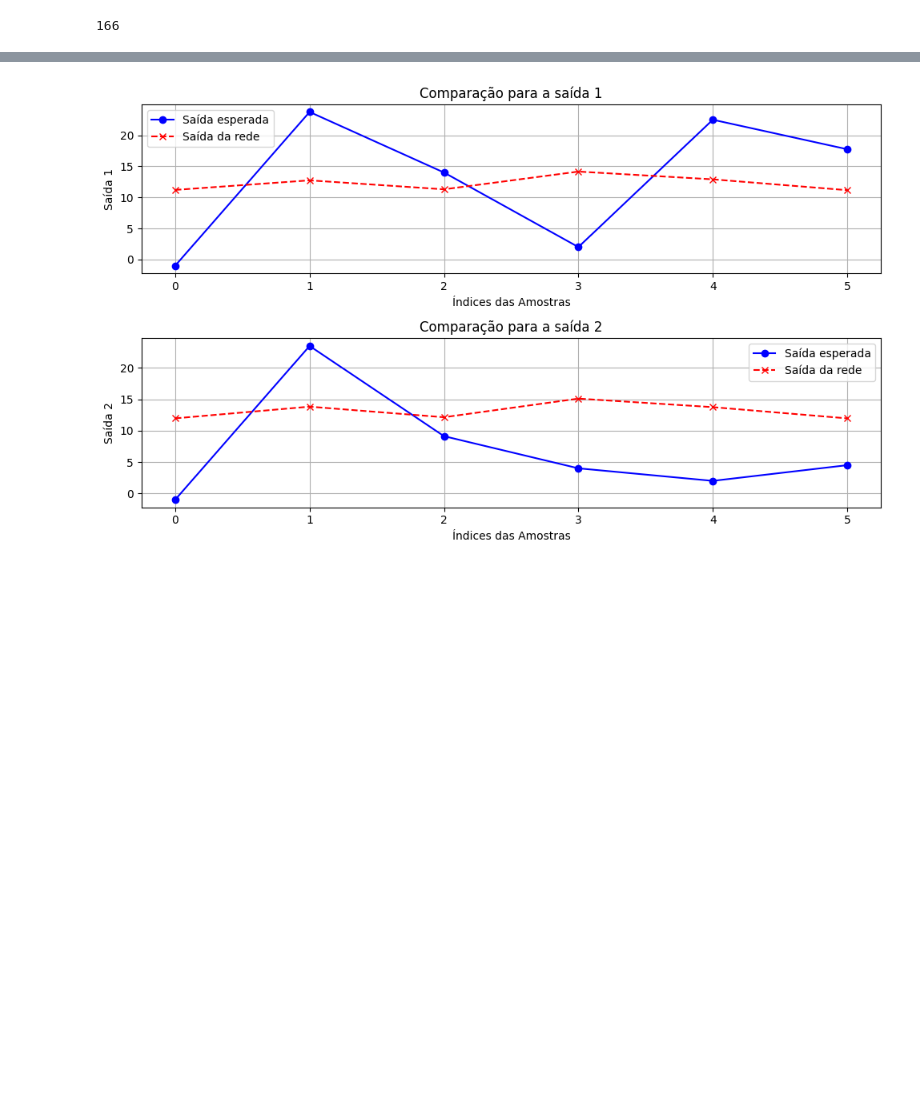
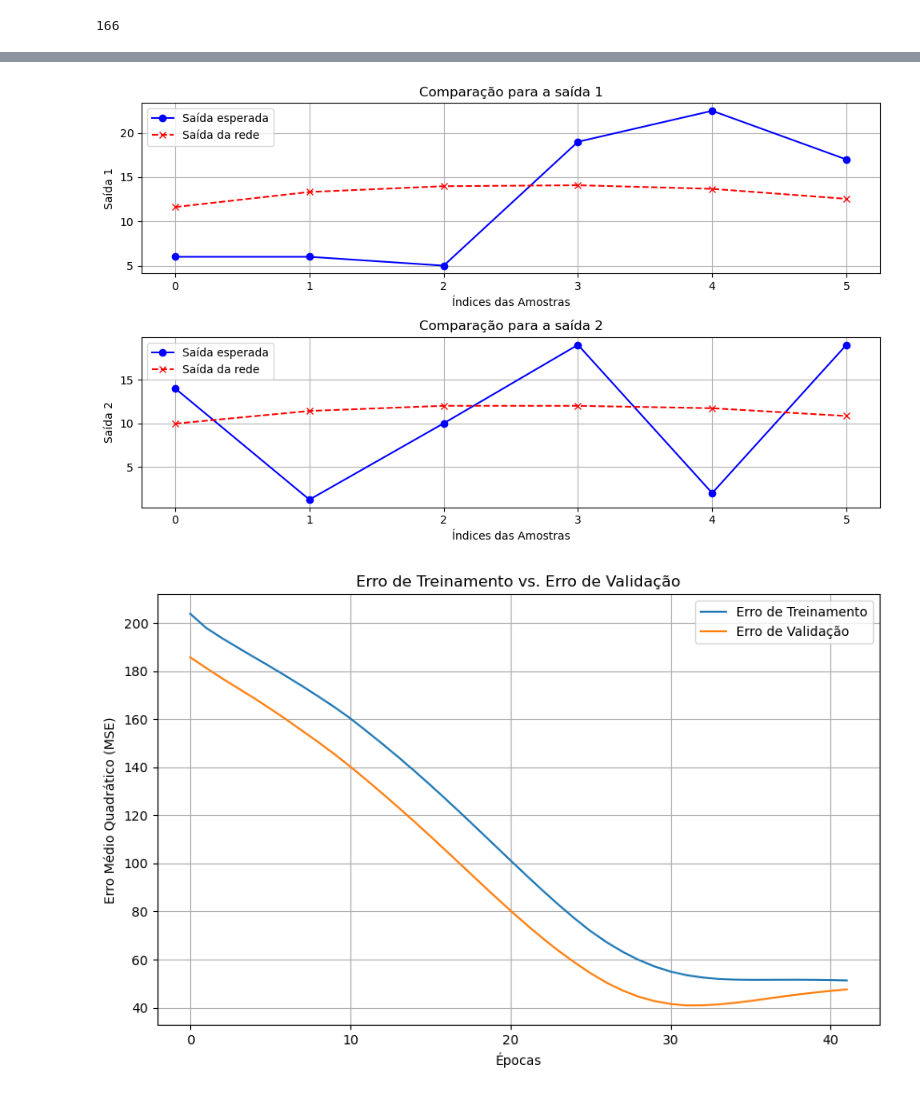
Before and after one commit to Rafa3lAlbuqueruqe/GSEI, a Jupyter notebook: RedesNeuraisMalha/transpos.ipynb, the cells around one changed output, grey strips where cells are left out. Cells and saved outputs as stored; diff of their text form; code cells hidden in the pictures; blank space fills up the shorter version.

```diff
--- a/RedesNeuraisMalha/transpos.ipynb
+++ b/RedesNeuraisMalha/transpos.ipynb
@@ -37,10 +36,10 @@ X.shape[1]
 model = Sequential()
 model.add(Input(shape=(X.shape[1],)))# Hidden 1
 # model.add(Dense(20, input_dim=X.shape[1], activation='relu'))# Camada oculta com n neurônios
+model.add(Dense(200, activation='relu'))
+# model.add(Dense(20, activation='relu'))
+model.add(Dense(40, activation='relu'))
 model.add(Dense(20, activation='relu'))
-# model.add(Dense(20, activation='relu'))
-# model.add(Dense(20, activation='relu'))
-# model.add(Dense(20, activation='relu'))
 model.add(Dense(Y.shape[1], activation='linear'))  # Camada de saída com 2 neurônios
 
 # Compilar o modelo
@@ -82,5 +81,15 @@ for i in range(2):
     plt.title(f'Comparação para a saída {i+1}')
 plt.tight_layout()
 plt.show()
+
+plt.figure(figsize=(10, 6))
+plt.plot(history.history['loss'], label='Erro de Treinamento')
+plt.plot(history.history['val_loss'], label='Erro de Validação')
+plt.xlabel('Épocas')
+plt.ylabel('Erro Médio Quadrático (MSE)')
+plt.legend()
+plt.grid(True)
+plt.title('Erro de Treinamento vs. Erro de Validação')
+plt.show()
 # %% [output]
 Epoch 1/500
@@ -103 +112,2 @@ Erro médio quadrático (MSE) no conjunto de teste: 95.7021
-[figure, old version]
+[figure, new version]
+[figure, added]
```
Also changed, not shown: parts of 3 cells of this notebook, 30 other files.
